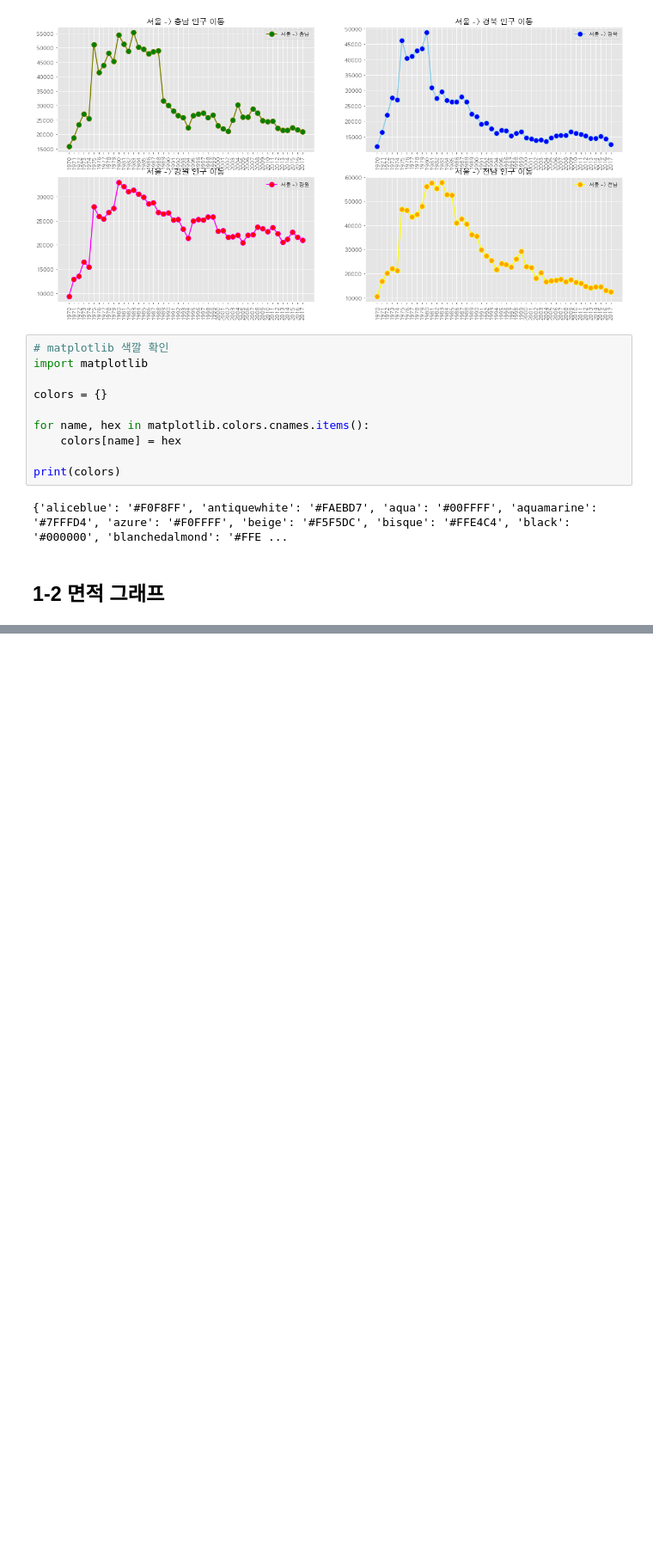
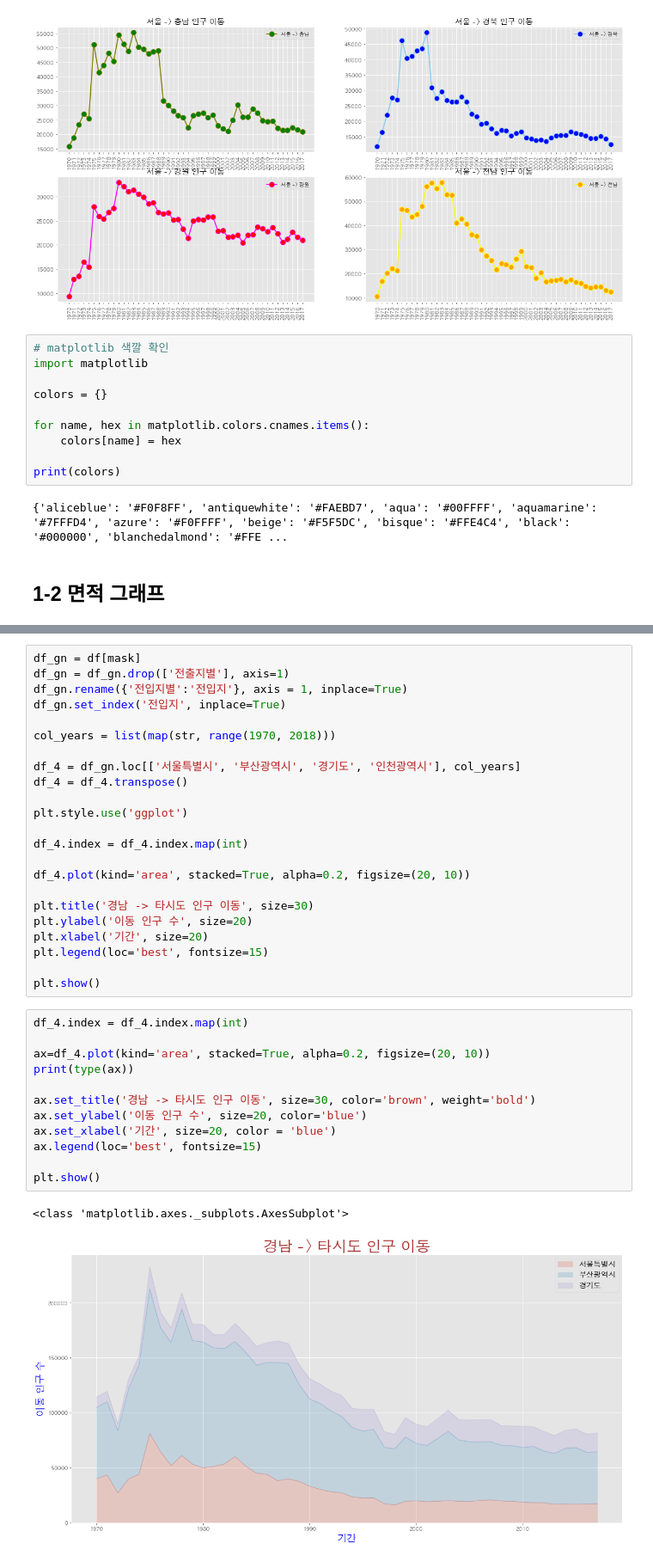
Before and after one commit to harryyang1982/pandas_data_analysis, a Jupyter notebook: part4_visualization.ipynb, the cells around one changed output, grey strips where cells are left out. Shown at 86% size. Cells and saved outputs as stored; diff of their text form; blank space fills up the shorter version.

```diff
--- a/part4_visualization.ipynb
+++ b/part4_visualization.ipynb
@@ -457,0 +491,38 @@ print(colors)
+# %%
+df_gn = df[mask]
+df_gn = df_gn.drop(['전출지별'], axis=1)
+df_gn.rename({'전입지별':'전입지'}, axis = 1, inplace=True)
+df_gn.set_index('전입지', inplace=True)
+
+col_years = list(map(str, range(1970, 2018)))
+
+df_4 = df_gn.loc[['서울특별시', '부산광역시', '경기도', '인천광역시'], col_years]
+df_4 = df_4.transpose()
+
+plt.style.use('ggplot')
+
+df_4.index = df_4.index.map(int)
+
+df_4.plot(kind='area', stacked=True, alpha=0.2, figsize=(20, 10))
+
+plt.title('경남 -> 타시도 인구 이동', size=30)
+plt.ylabel('이동 인구 수', size=20)
+plt.xlabel('기간', size=20)
+plt.legend(loc='best', fontsize=15)
+
+plt.show()
+# %%
+df_4.index = df_4.index.map(int)
+
+ax=df_4.plot(kind='area', stacked=True, alpha=0.2, figsize=(20, 10))
+print(type(ax))
+
+ax.set_title('경남 -> 타시도 인구 이동', size=30, color='brown', weight='bold')
+ax.set_ylabel('이동 인구 수', size=20, color='blue')
+ax.set_xlabel('기간', size=20, color = 'blue')
+ax.legend(loc='best', fontsize=15)
+
+plt.show()
+# %% [output]
+<class 'matplotlib.axes._subplots.AxesSubplot'>
+[figure, added]
```
Also changed, not shown: parts of 3 cells of this notebook.
